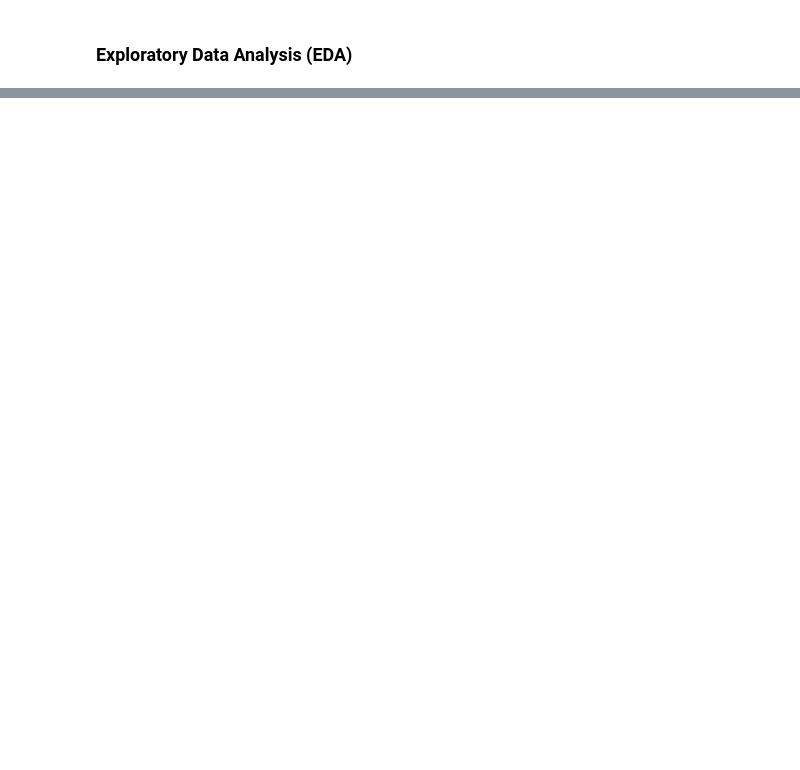
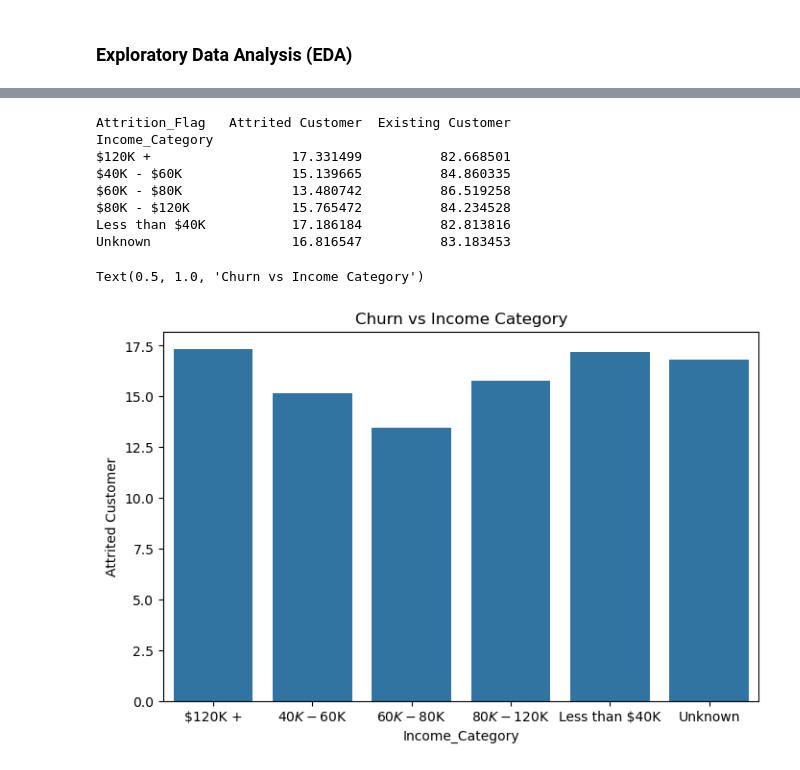
Before and after one commit to sg-333/Customer-Retention-Analysis-, a Jupyter notebook: project.ipynb, the cells around one changed output, grey strips where cells are left out. Cells and saved outputs as stored; diff of their text form; code cells hidden in the pictures; blank space fills up the shorter version.

```diff
--- a/project.ipynb
+++ b/project.ipynb
@@ -221,0 +271,20 @@ df.sample()
+# %%
+# Churn vs Income Category
+
+income_churn = pd.crosstab(df['Income_Category'], df['Attrition_Flag'], normalize='index') * 100 ## percentage of customer in each income category
+print(income_churn)
+
+plt.figure(figsize=(8,5))
+sns.barplot(income_churn['Attrited Customer'])
+plt.title('Churn vs Income Category')
+# %% [output]
+Attrition_Flag   Attrited Customer  Existing Customer
+Income_Category
+$120K +                  17.331499          82.668501
+$40K - $60K              15.139665          84.860335
+$60K - $80K              13.480742          86.519258
+$80K - $120K             15.765472          84.234528
+Less than $40K           17.186184          82.813816
+Unknown                  16.816547          83.183453
+Text(0.5, 1.0, 'Churn vs Income Category')
+[figure, added]
```
Also changed, not shown: parts of 13 cells of this notebook.
